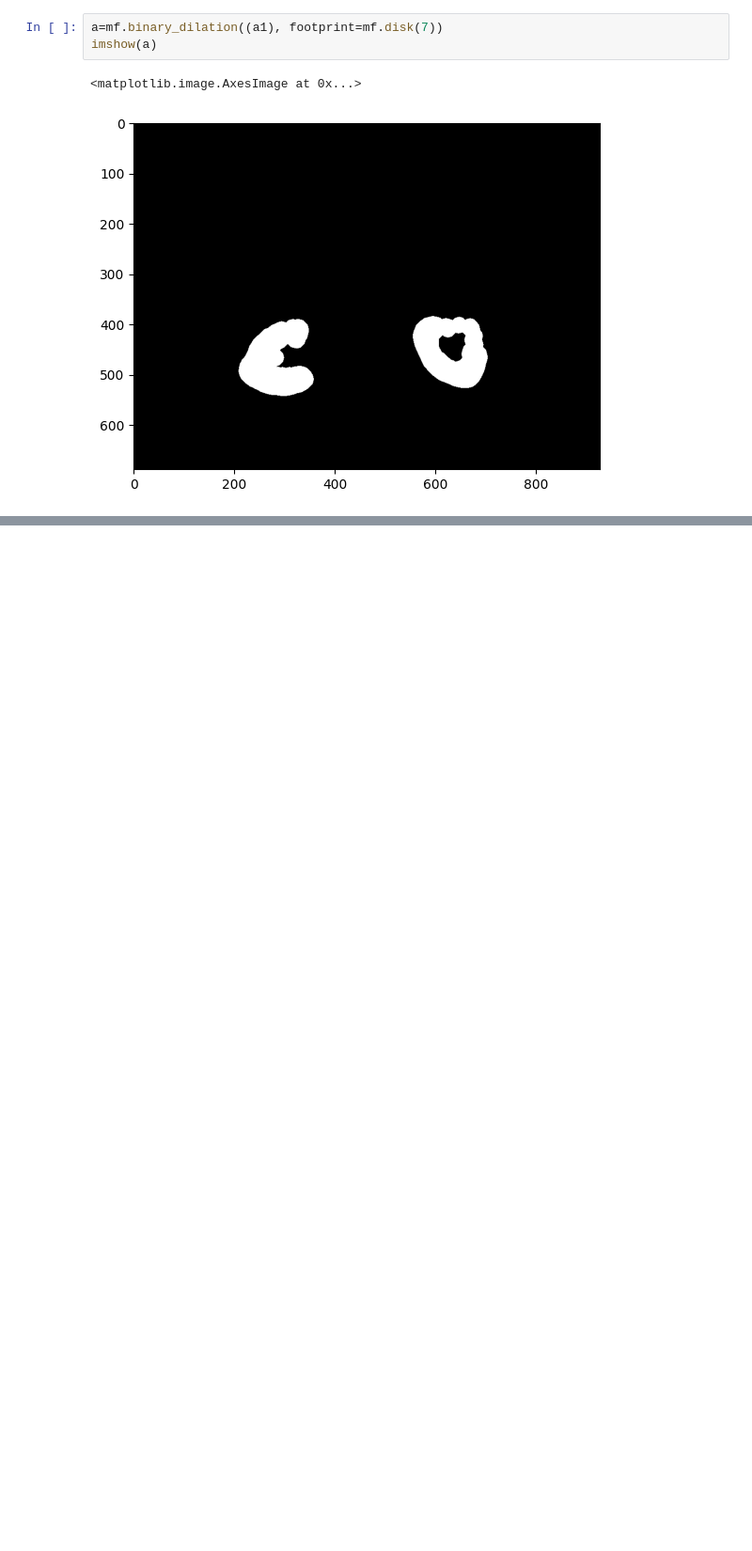
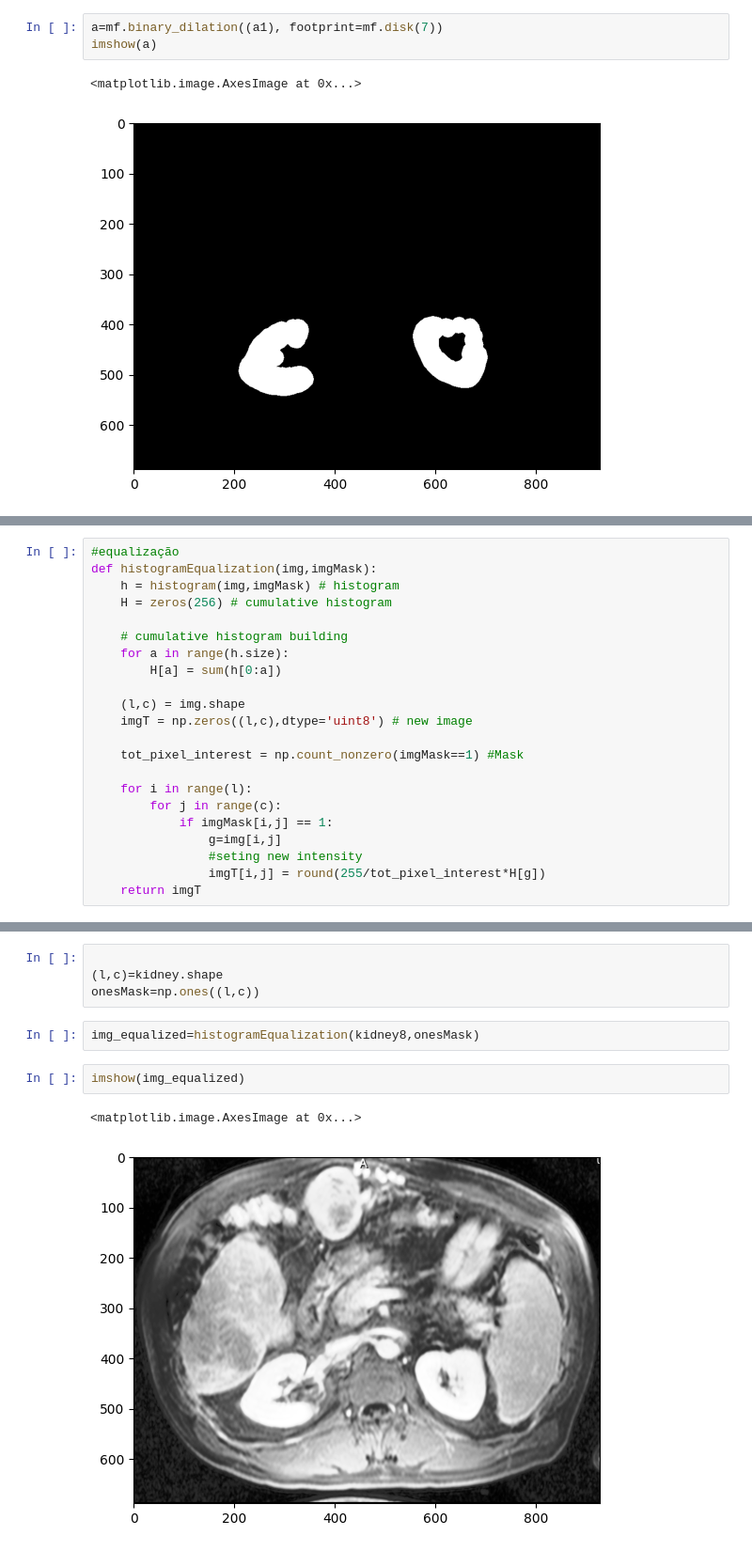
Before and after one commit to a20871/PIB-workseeh4, a Jupyter notebook: Worksheet 4.ipynb, the cells around one changed output, grey strips where cells are left out. Shown at 94% size. Drawn from its saved outputs; the diff is of its cells as text; blank space fills up the shorter version.

```diff
--- a/Worksheet 4.ipynb
+++ b/Worksheet 4.ipynb
@@ -258,0 +299,22 @@ imshow(a)
+# %%
+#equalização
+def histogramEqualization(img,imgMask):
+    h = histogram(img,imgMask) # histogram
+    H = zeros(256) # cumulative histogram
+
+    # cumulative histogram building
+    for a in range(h.size):
+        H[a] = sum(h[0:a])
+
+    (l,c) = img.shape
+    imgT = np.zeros((l,c),dtype='uint8') # new image
+
+    tot_pixel_interest = np.count_nonzero(imgMask==1) #Mask
+
+    for i in range(l):
+        for j in range(c):
+            if imgMask[i,j] == 1:
+                g=img[i,j]
+                #seting new intensity
+                imgT[i,j] = round(255/tot_pixel_interest*H[g])
+    return imgT
@@ -258,0 +328,11 @@ imshow(a)
+# %%
+
+(l,c)=kidney.shape
+onesMask=np.ones((l,c))
+# %%
+img_equalized=histogramEqualization(kidney8,onesMask)
+# %%
+imshow(img_equalized)
+# %% [output]
+<matplotlib.image.AxesImage at 0x...>
+[figure, added]
```
Also changed, not shown: parts of 21 cells of this notebook.
